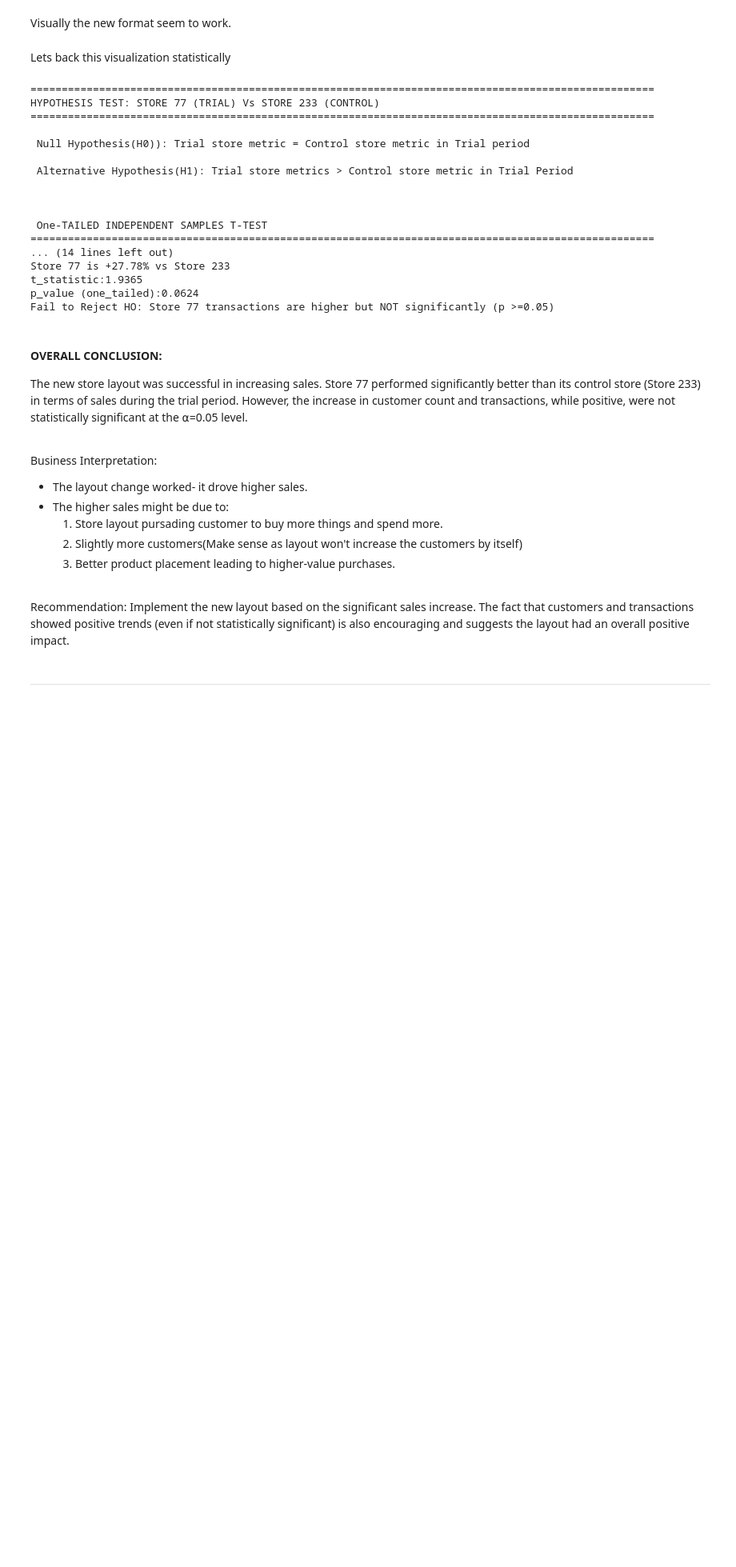
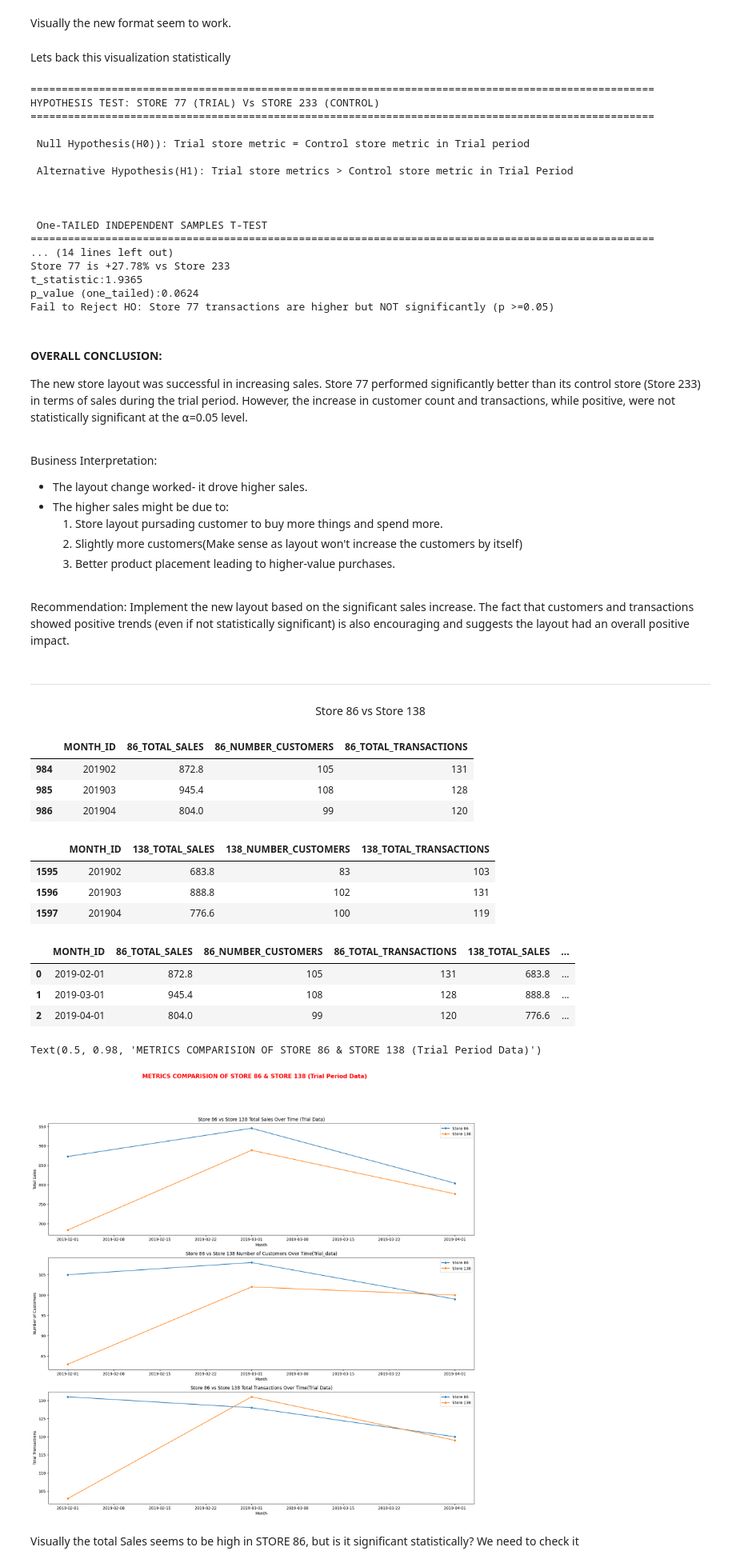
Before and after one commit to Mridul-dhungana/Quantium-Data-Analytics, a Jupyter notebook: Trial and Control stores.ipynb, the cells around one changed output. Shown at 80% size. Saved outputs shown, nothing was run; the diff lists cells and outputs as text; code cells hidden in the pictures; blank space fills up the shorter version.

Commit message:
Store 86 & store 138

```diff
--- a/Trial and Control stores.ipynb
+++ b/Trial and Control stores.ipynb
@@ -1217,3 +1217,64 @@ Recommendation:
 Implement the new layout based on the significant sales increase. The fact that customers and transactions showed positive trends (even if not statistically significant) is also encouraging and suggests the layout had an overall positive impact.
 # %% [markdown]
 ---
+# %% [markdown]
+<center> Store 86 vs Store 138 </center>
+# %%
+store_86_trial=trial_data[trial_data['STORE_NBR']==86][['MONTH_ID','TOTAL_SALES','NUMBER_CUSTOMERS','TOTAL_TRANSACTIONS']]
+store_86_trial=store_86_trial.rename(columns={'TOTAL_SALES':'86_TOTAL_SALES','NUMBER_CUSTOMERS':'86_NUMBER_CUSTOMERS','TOTAL_TRANSACTIONS':'86_TOTAL_TRANSACTIONS'})
+store_86_trial
+# %% [output]
+|  | MONTH_ID | 86_TOTAL_SALES | 86_NUMBER_CUSTOMERS | 86_TOTAL_TRANSACTIONS |
+| 984 | 201902 | 872.8 | 105 | 131 |
+| 985 | 201903 | 945.4 | 108 | 128 |
+| 986 | 201904 | 804.0 | 99 | 120 |
+# %%
+store_138_trial=trial_data[trial_data['STORE_NBR']==138][['MONTH_ID','TOTAL_SALES','NUMBER_CUSTOMERS','TOTAL_TRANSACTIONS']]
+store_138_trial=store_138_trial.rename(columns={'TOTAL_SALES':'138_TOTAL_SALES','NUMBER_CUSTOMERS':'138_NUMBER_CUSTOMERS','TOTAL_TRANSACTIONS':'138_TOTAL_TRANSACTIONS'})
+store_138_trial
+# %% [output]
+|  | MONTH_ID | 138_TOTAL_SALES | 138_NUMBER_CUSTOMERS | 138_TOTAL_TRANSACTIONS |
+| 1595 | 201902 | 683.8 | 83 | 103 |
+| 1596 | 201903 | 888.8 | 102 | 131 |
+| 1597 | 201904 | 776.6 | 100 | 119 |
+# %%
+store_86_138_trial=store_86_trial.merge(store_138_trial,on='MONTH_ID',how='inner')
+store_86_138_trial['MONTH_ID']=pd.to_datetime(store_86_138_trial['MONTH_ID'],format='%Y%m')
+store_86_138_trial
+# %% [output]
+|  | MONTH_ID | 86_TOTAL_SALES | 86_NUMBER_CUSTOMERS | 86_TOTAL_TRANSACTIONS | 138_TOTAL_SALES | ... |
+| 0 | 2019-02-01 | 872.8 | 105 | 131 | 683.8 | ... |
+| 1 | 2019-03-01 | 945.4 | 108 | 128 | 888.8 | ... |
+| 2 | 2019-04-01 | 804.0 | 99 | 120 | 776.6 | ... |
+# %%
+fig, axes=plt.subplots(3,1,figsize=(20,18))
+ax=axes.flatten()
+sns.lineplot(data=store_86_138_trial, x='MONTH_ID', y='86_TOTAL_SALES', marker='o', label='Store 86',ax=ax[0])
+sns.lineplot(data=store_86_138_trial, x='MONTH_ID', y='138_TOTAL_SALES', marker='o', label='Store 138',ax=ax[0])
+ax[0].set_xlabel('Month')
+ax[0].set_ylabel('Total Sales')
+ax[0].set_title('Store 86 vs Store 138 Total Sales Over Time (Trial Data)')
+ax[0].legend()
+
+sns.lineplot(data=store_86_138_trial, x='MONTH_ID', y='86_NUMBER_CUSTOMERS', marker='o', label='Store 86',ax=ax[1])
+sns.lineplot(data=store_86_138_trial, x='MONTH_ID', y='138_NUMBER_CUSTOMERS', marker='o', label='Store 138',ax=ax[1])
+ax[1].set_xlabel('Month')
+ax[1].set_ylabel('Number of Customers')
+ax[1].set_title('Store 86 vs Store 138 Number of Customers Over Time(Trial_data)')
+ax[1].legend()
+
+sns.lineplot(data=store_86_138_trial, x='MONTH_ID', y='86_TOTAL_TRANSACTIONS', marker='o', label='Store 86',ax=ax[2])
+sns.lineplot(data=store_86_138_trial, x='MONTH_ID', y='138_TOTAL_TRANSACTIONS', marker='o', label='Store 138',ax=ax[2])
+ax[2].set_xlabel('Month')
+ax[2].set_ylabel('Total Transactions')
+ax[2].set_title('Store 86 vs Store 138 Total Transactions Over Time(Trial Data)')
+ax[2].legend()
+
+
+plt.suptitle('METRICS COMPARISION OF STORE 86 & STORE 138 (Trial Period Data)',fontsize='15',fontweight='bold',color='red')
+# %% [output]
+Text(0.5, 0.98, 'METRICS COMPARISION OF STORE 86 & STORE 138 (Trial Period Data)')
+[figure, added]
+# %% [markdown]
+Visually the total Sales seems to be high in STORE 86, but is it significant statistically?
+We need to check it
```
Also changed, not shown: parts of 9 cells of this notebook.
